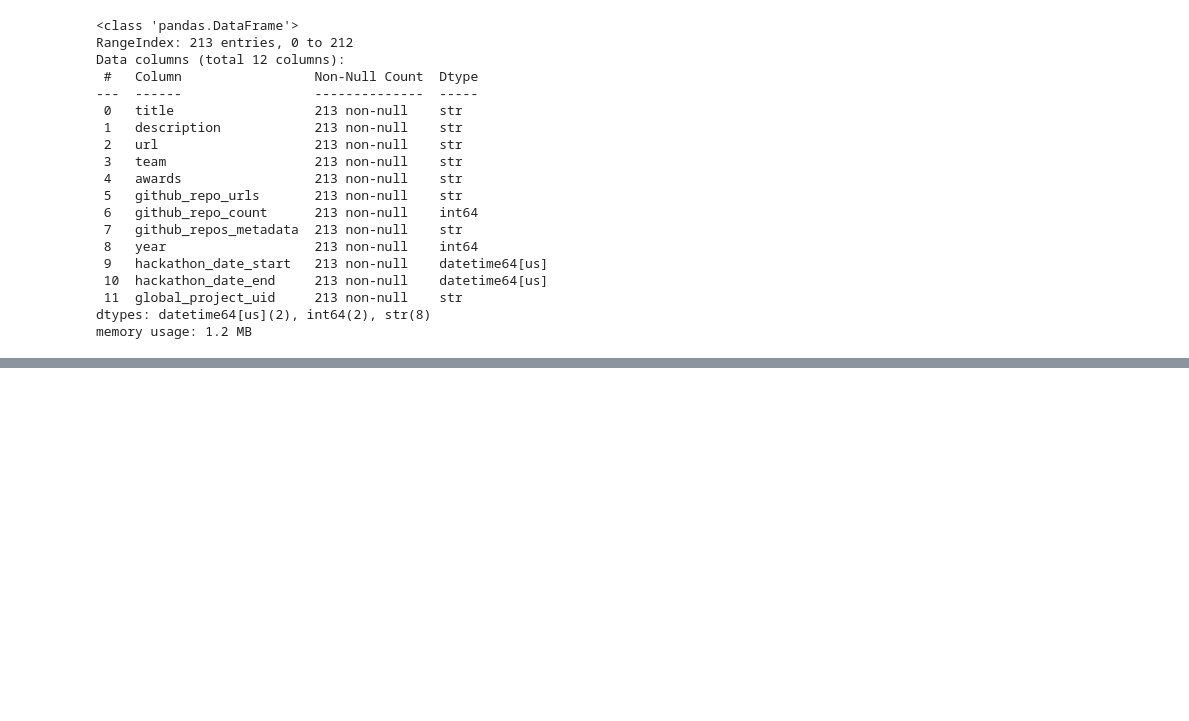
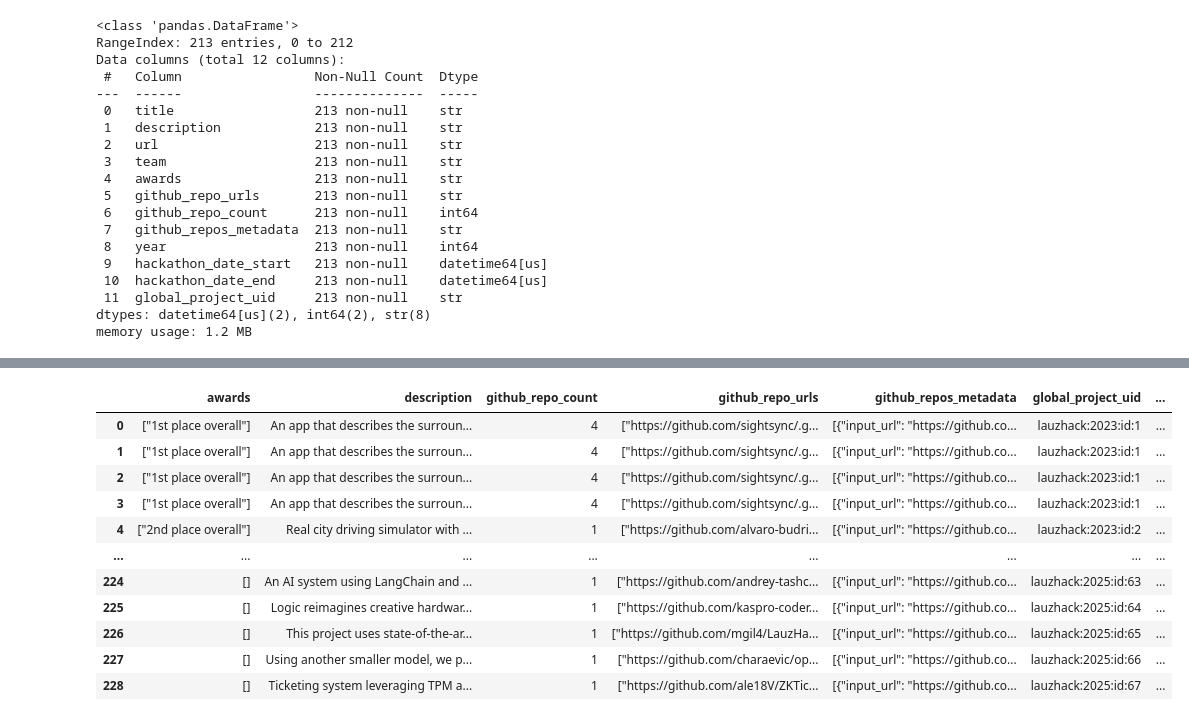
Before and after one commit to sdsc-ordes/open-pulse-hackalysis, a Jupyter notebook: notebooks/analysis.ipynb, the cells around one changed output, grey strips where cells are left out. Cells and saved outputs as stored; diff of their text form; code cells hidden in the pictures; blank space fills up the shorter version.

```diff
--- a/notebooks/analysis.ipynb
+++ b/notebooks/analysis.ipynb
@@ -344,0 +381,76 @@ plt.show()
+# %%
+import ast
+
+source_df = analysis_df.copy() if 'analysis_df' in globals() else projects_df_deduped.copy()
+
+def _as_list(v):
+    if v is None:
+        return []
+    try:
+        if pd.isna(v):
+            return []
+    except Exception:
+        pass
+
+    if isinstance(v, list):
+        return v
+    if isinstance(v, dict):
+        return [v]
+    if isinstance(v, str):
+        s = v.strip()
+        if not s:
+            return []
+        for parser in (json.loads, ast.literal_eval):
+            try:
+                parsed = parser(s)
+                if isinstance(parsed, list):
+                    return parsed
+                if isinstance(parsed, dict):
+                    return [parsed]
+            except Exception:
+                pass
+        return [s]
+    return [v]
+
+def _as_dict(v):
+    if isinstance(v, dict):
+        return v
+    if isinstance(v, str):
+        s = v.strip()
+        for parser in (json.loads, ast.literal_eval):
+            try:
+                parsed = parser(s)
+                if isinstance(parsed, dict):
+                    return parsed
+            except Exception:
+                pass
+        return {"raw_metadata": s}
+    return {"raw_metadata": v}
+
+repo_level_df = source_df.copy()
+repo_level_df["_repo_meta_list"] = repo_level_df["github_repos_metadata"].map(_as_list).map(
+    lambda items: [_as_dict(x) for x in items]
+)
+repo_level_df["_repo_url_list"] = repo_level_df["github_repo_urls"].map(_as_list)
+
+repo_level_df = repo_level_df.explode("_repo_meta_list", ignore_index=True)
+repo_level_df = repo_level_df[repo_level_df["_repo_meta_list"].notna()].copy()
+
+repo_level_df["repo_index"] = repo_level_df.groupby("global_project_uid").cumcount()
+repo_level_df["repo_url_from_list"] = repo_level_df.apply(
+    lambda r: r["_repo_url_list"][r["repo_index"]]
+    if isinstance(r["_repo_url_list"], list) and r["repo_index"] < len(r["_repo_url_list"])
+    else None,
+    axis=1,
+)
+
+repo_meta_cols = pd.json_normalize(repo_level_df["_repo_meta_list"]).add_prefix("repo_")
+repo_level_df = pd.concat(
+    [repo_level_df.drop(columns=["_repo_meta_list", "_repo_url_list"]), repo_meta_cols],
+    axis=1,
+)
+
+print(f"Project-level rows: {len(source_df)}, Project-level columns {source_df.shape[1]}")
+print(f"Repo-level rows: {repo_level_df.shape[0]}, Repo-level columns: {repo_level_df.shape[1]}")
+repo_level_df
+# %% [output]
@@ -344,0 +459,12 @@ plt.show()
+|  | awards | description | github_repo_count | github_repo_urls | github_repos_metadata | global_project_uid | ... |
+| 0 | ["1st place overall"] | An app that describes the surroun... | 4 | ["https://github.com/sightsync/.g... | [{"input_url": "https://github.co... | lauzhack:2023:id:1 | ... |
+| 1 | ["1st place overall"] | An app that describes the surroun... | 4 | ["https://github.com/sightsync/.g... | [{"input_url": "https://github.co... | lauzhack:2023:id:1 | ... |
+| 2 | ["1st place overall"] | An app that describes the surroun... | 4 | ["https://github.com/sightsync/.g... | [{"input_url": "https://github.co... | lauzhack:2023:id:1 | ... |
+| 3 | ["1st place overall"] | An app that describes the surroun... | 4 | ["https://github.com/sightsync/.g... | [{"input_url": "https://github.co... | lauzhack:2023:id:1 | ... |
+| 4 | ["2nd place overall"] | Real city driving simulator with ... | 1 | ["https://github.com/alvaro-budri... | [{"input_url": "https://github.co... | lauzhack:2023:id:2 | ... |
+| ... | ... | ... | ... | ... | ... | ... | ... |
+| 224 | [] | An AI system using LangChain and ... | 1 | ["https://github.com/andrey-tashc... | [{"input_url": "https://github.co... | lauzhack:2025:id:63 | ... |
+| 225 | [] | Logic reimagines creative hardwar... | 1 | ["https://github.com/kaspro-coder... | [{"input_url": "https://github.co... | lauzhack:2025:id:64 | ... |
+| 226 | [] | This project uses state-of-the-ar... | 1 | ["https://github.com/mgil4/LauzHa... | [{"input_url": "https://github.co... | lauzhack:2025:id:65 | ... |
+| 227 | [] | Using another smaller model, we p... | 1 | ["https://github.com/charaevic/op... | [{"input_url": "https://github.co... | lauzhack:2025:id:66 | ... |
+| 228 | [] | Ticketing system leveraging TPM a... | 1 | ["https://github.com/ale18V/ZKTic... | [{"input_url": "https://github.co... | lauzhack:2025:id:67 | ... |
```
Also changed, not shown: parts of 11 cells of this notebook, 2 other files.
